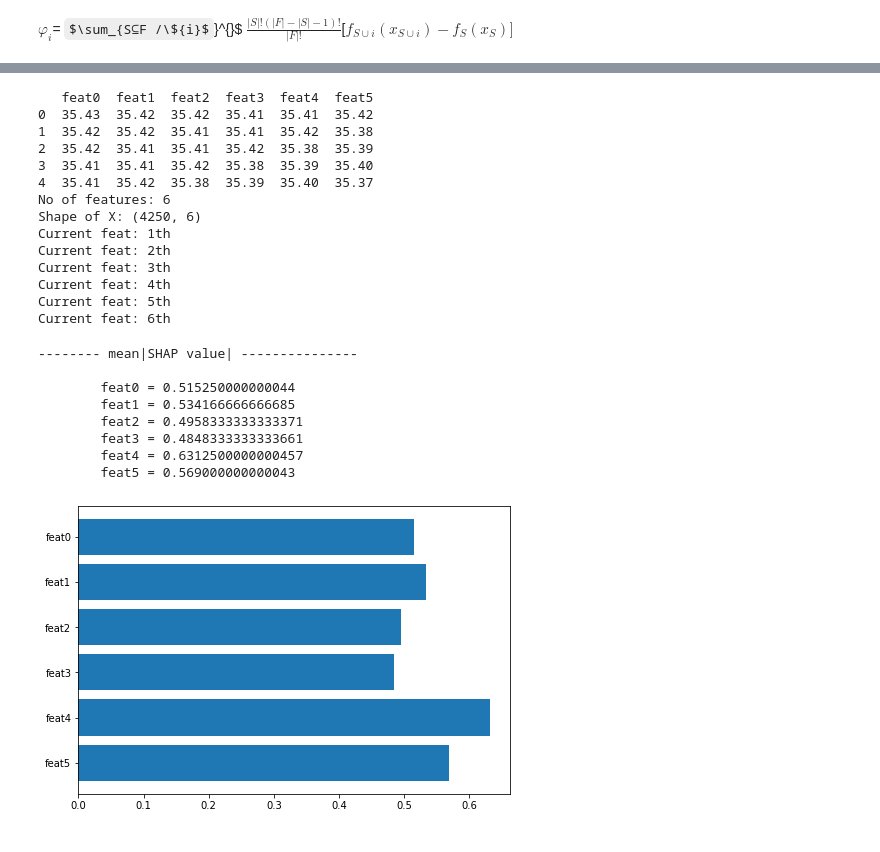
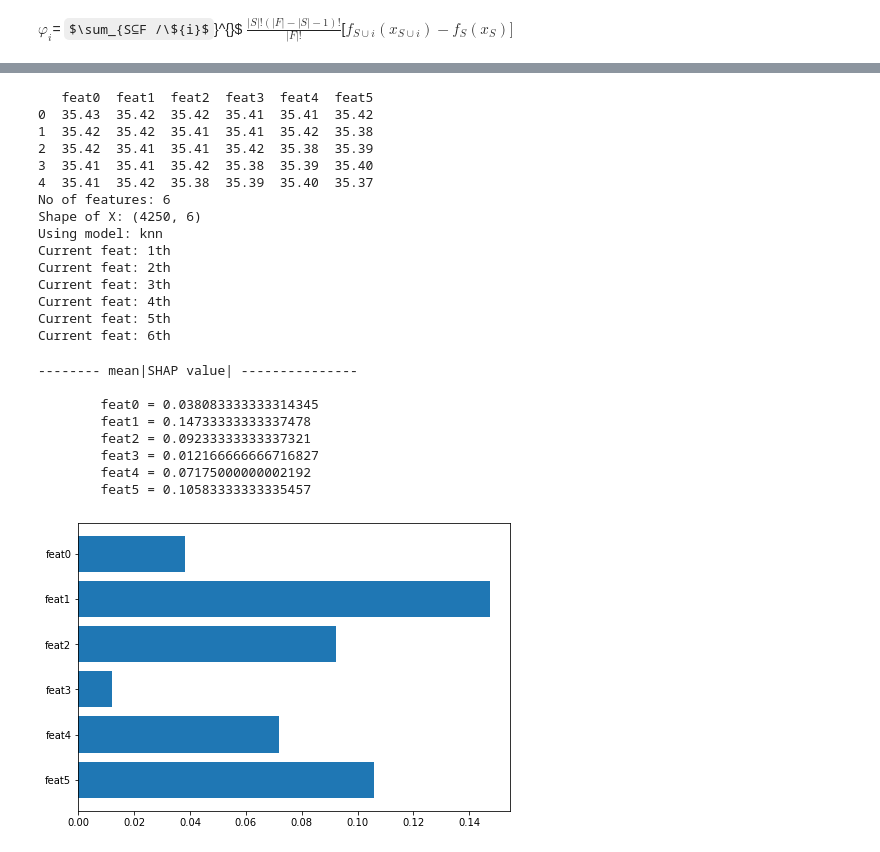
Before and after one commit to amansinha09/causality, a Jupyter notebook: notebooks/TSAnalysis.ipynb, the cells around one changed output, grey strips where cells are left out. Cells and saved outputs as stored; diff of their text form; code cells hidden in the pictures; some formulas as TeX source.

```diff
--- a/notebooks/TSAnalysis.ipynb
+++ b/notebooks/TSAnalysis.ipynb
@@ -299,7 +299,7 @@ def k(s,f):
     f = len(f)
     return math.factorial(s)* math.factorial(f-s-1) / math.factorial(f)
 
-def blah(s,sui, X_train, Y_trains, X_test, Y_tests):
+def blah(s,sui, X_train, Y_trains, X_test, Y_tests, model):
     # s and sui are set of feature indexes
     # copy dataset to two set of features
     # train two models
@@ -311,8 +311,13 @@ def blah(s,sui, X_train, Y_trains, X_test, Y_tests):
     Xs_test = X_test[['feat'+str(i) for i in s]]
     Xsui_test = X_test[['feat'+str(i) for i in sui]]
 
-    clfs = KNeighborsRegressor(n_neighbors=2)#RandomForestClassifier(max_depth=2, random_state=0)
-    clfsui = KNeighborsRegressor(n_neighbors=2)#RandomForestClassifier(max_depth=2, random_state=0)
+    if model != 'rf':
+        clfs = KNeighborsRegressor(n_neighbors=2)#RandomForestClassifier(max_depth=2, random_state=0)
+        clfsui = KNeighborsRegressor(n_neighbors=2)#RandomForestClassifier(max_depth=2, random_state=0)
+    else:
+        clfs = RandomForestRegressor(max_depth=2, random_state=0)# s
+        clfsui = RandomForestRegressor(max_depth=2, random_state=0)# sui
+
 
     clfs.fit(Xs_train, Y_trains)
     clfsui.fit(Xsui_train, Y_trains)
@@ -322,7 +327,7 @@ def blah(s,sui, X_train, Y_trains, X_test, Y_tests):
 
     return sum(fsui - fs)
 
-def simulate_shap(nfeat, df, Ys):
+def simulate_shap(nfeat, df, Ys, model='rf'):
     #nfeat = 3
     X = df.iloc[:, 0:nfeat]
     print(X.head())
@@ -333,6 +338,7 @@ def simulate_shap(nfeat, df, Ys):
 
     print(f"No of features: {nfeat}")
     print(f"Shape of X: {X_train.shape}")
+    print(f'Using model: {model}')
 
     subsets = []
     for L in range(0, len(stuff)+1):
@@ -353,9 +359,12 @@ def simulate_shap(nfeat, df, Ys):
                 sui = s | {i}
                 #print(s, sui)
                 # absolute values
-                shaps[i] += abs(k(s,f)* blah(s,sui,X_train, y_train, X_test, y_test))
+                shaps[i] += k(s,f)* blah(s,sui,X_train, y_train, X_test, y_test, model=model)
+                #abs(k(s,f)* blah(s,sui,X_train, y_train, X_test, y_test))
         t2 = time.time()
         times[i] = t2 - t1
         t1 = t2
 
+
+
     return times, shaps
@@ -362,5 +416,6 @@ def simulate_shap(nfeat, df, Ys):
 # %%
-times, shaps = simulate_shap(6, datadf.iloc[:5000,:-1],datadf.iloc[:5000,-1])
+# knn regressor
+times, shaps = simulate_shap(6, datadf.iloc[:5000,:-1],datadf.iloc[:5000,-1], model='knn')
 # %% [output]
    feat0  feat1  feat2  feat3  feat4  feat5
 0  35.43  35.42  35.42  35.41  35.41  35.42
@@ -370,6 +425,7 @@ times, shaps = simulate_shap(6, datadf.iloc[:5000,:-1],datadf.iloc[:5000,-1])
 4  35.41  35.42  35.38  35.39  35.40  35.37
 No of features: 6
 Shape of X: (4250, 6)
+Using model: knn
 Current feat: 1th
 Current feat: 2th
 Current feat: 3th
@@ -377,25 +433,27 @@ Current feat: 4th
 Current feat: 5th
 Current feat: 6th
 # %%
+# knn regressor
 print('-------- mean|SHAP value| ---------------\n')
 for i, msv in enumerate(shaps):
-    print(f'\tfeat{i} = {msv}')
+    print(f'\tfeat{i} = {abs(msv)}')
 # %% [output]
 -------- mean|SHAP value| ---------------
 
-        feat0 = 0.515250000000044
-        feat1 = 0.534166666666685
-        feat2 = 0.4958333333333371
-        feat3 = 0.4848333333333661
-        feat4 = 0.6312500000000457
-        feat5 = 0.569000000000043
+        feat0 = 0.038083333333314345
+        feat1 = 0.14733333333337478
+        feat2 = 0.09233333333337321
+        feat3 = 0.012166666666716827
+        feat4 = 0.07175000000002192
+        feat5 = 0.10583333333335457
 # %%
+# knn
 import matplotlib.pyplot as plt
 fig = plt.figure()
 ax = fig.add_axes([0,0,1,1])
 
-ax.barh(featnames,shaps, align='center')
+ax.barh(featnames,list(map(abs,shaps)), align='center')
 ax.invert_yaxis()
 plt.show()
 # %% [output]
-[figure, old version]
+[figure, new version]
```
Also changed, not shown: parts of 3 cells of this notebook, 1 other file.
